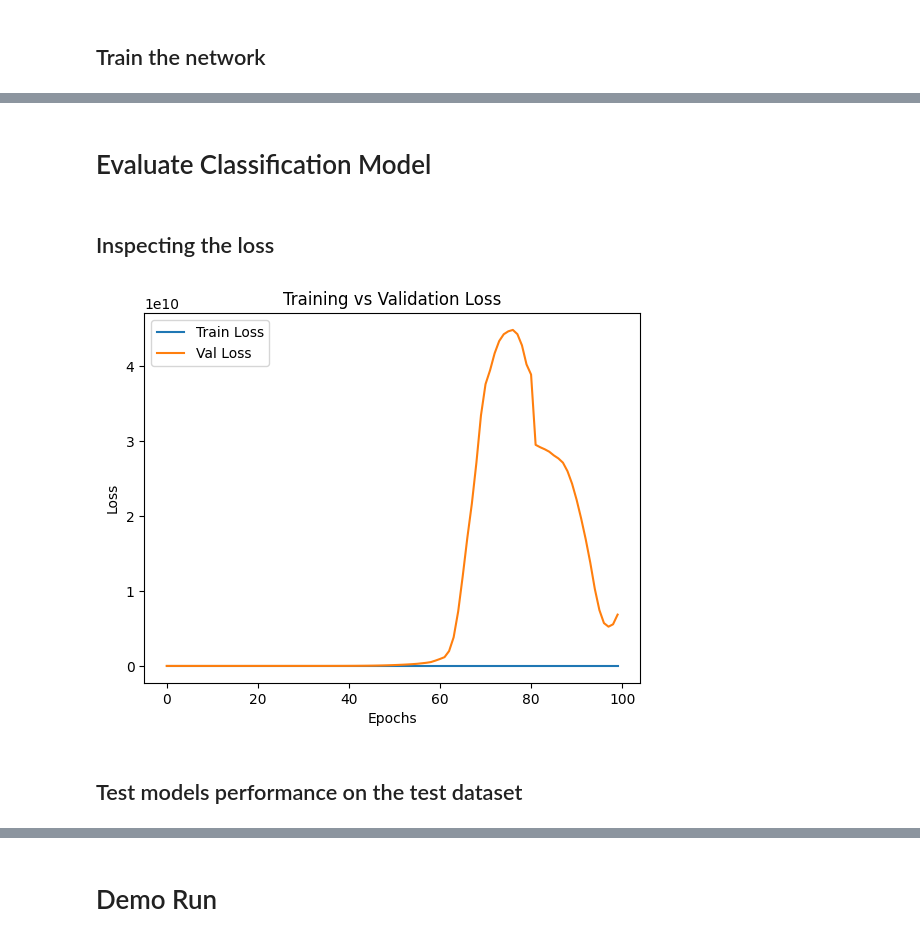
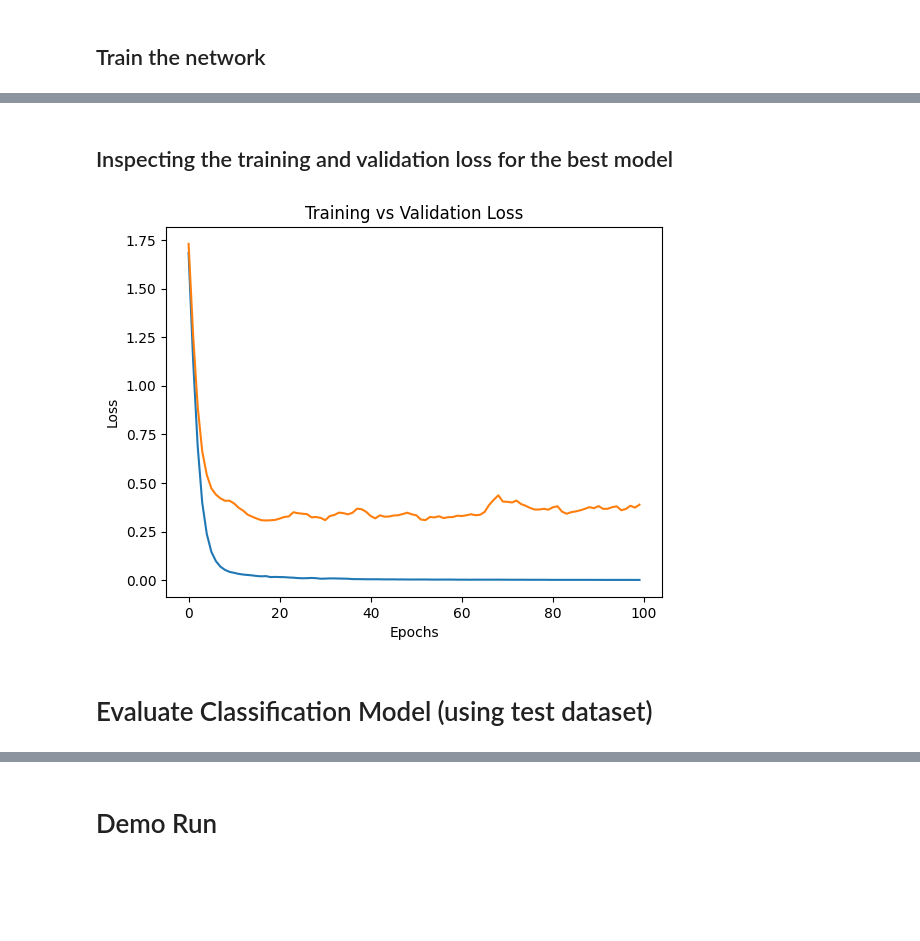
Before and after one commit to amor0094/TRC3500-2025-GroupC1, a Jupyter notebook: Project-2/python_code.ipynb, the cells around one changed output, grey strips where cells are left out. Saved outputs shown, nothing was run; the diff lists cells and outputs as text; code cells hidden in the pictures; blank space fills up the shorter version.

```diff
--- a/Project-2/python_code.ipynb
+++ b/Project-2/python_code.ipynb
@@ -294,7 +288,7 @@ class PiezoNN(nn.Module):
         super(PiezoNN, self).__init__()
         self.device = device
         self.fc1 = nn.Linear(input_size, 512)  # Increase units in the first layer
-        self.fc2 = nn.Linear(512, 256)         # Increase units in the second layer
+        self.fc2 = nn.Linear(512, 256)         # Decrease units in the second layer
         self.fc3 = nn.Linear(256, num_classes) # Output layer
         self.bn1 = nn.BatchNorm1d(512)         # Batch normalization after first layer
         self.bn2 = nn.BatchNorm1d(256)         # Batch normalization after second layer
@@ -308,7 +302,7 @@ class PiezoNN(nn.Module):
         x = self.bn2(x)          # Batch Normalization
         x = self.dropout(x)      # Apply dropout for regularization
         x = self.fc3(x)          # Output layer
-        return x
+        return x                 # Return without softmax (F.cross_entropy will do it automatically)
 
     def train_model(self, epochs, optimizer, scheduler, train_loader, val_loader, verbose=True):
         self.loss_train_log = []
@@ -346,7 +340,7 @@ class PiezoNN(nn.Module):
             if loss_val < self.best_loss:
                 self.best_loss = loss_val
                 best_epoch = epoch + 1
-                torch.save(self.state_dict(), "best_model.pth")
+                torch.save(self.state_dict(), "best_model.pt") # Save the best model
 
         print(f'Best model saved at epoch {best_epoch} with loss {self.best_loss:.4f}.')
 
@@ -386,19 +380,23 @@ num_classes = len(np.unique(train_dataset.y))  # Number of unique labels
 model = PiezoNN(input_size=input_size, num_classes=num_classes, device=device)
 
 # Define possible hyperparameter values to test
-# lr_values = [0.001, 0.01, 0.1]
-# weight_decay_values = [0.0001, 0.001, 0.01]
-# step_size_values = [3, 5, 10]
-# gamma_values = [0.7, 0.8, 0.9]
-lr_values = [0.001]
-weight_decay_values = [0.01]
-step_size_values = [3]
-gamma_values = [0.7]
+lr_values = [0.001, 0.01, 0.1]
+weight_decay_values = [0.0001, 0.001, 0.01]
+step_size_values = [3, 5, 10]
+gamma_values = [0.7, 0.8, 0.9]
+# lr_values = [0.001]
+# weight_decay_values = [0.01]
+# step_size_values = [3]
+# gamma_values = [0.7]
 
 # Initialize variables to store the best result
 best_val_loss = float('inf')
 best_hyperparameters = None
 best_model_state = None
+best_model_losses = {
+    "loss_train_log": [],
+    "loss_val_log": []
+}
 
 # Hyperparameter sweep
 for lr in lr_values:
@@ -425,6 +423,10 @@ for lr in lr_values:
                     best_val_loss = val_loss
                     best_hyperparameters = {'lr': lr, 'weight_decay': weight_decay, 'step_size': step_size, 'gamma': gamma}
                     best_model_state = model.state_dict()  # Save the model state for best performance
+                    best_model_losses = {
+                        "loss_train_log": model.loss_train_log,
+                        "loss_val_log": model.loss_val_log
+                    }
 
 # Save the best model
 torch.save(best_model_state, 'best_model.pt')
@@ -452,20 +454,17 @@ Best hyperparameters: {'lr': 0.001, 'weight_decay': 0.01, 'step_size': 3, 'gamma
-# %% [markdown]
-# Evaluate Classification Model
 # %% [markdown]
-## Inspecting the loss
+## Inspecting the training and validation loss for the best model
 # %%
 # Plotting training vs val loss
-plt.plot(model.loss_train_log)
-plt.plot(model.loss_val_log)
-plt.legend(['Train Loss', 'Val Loss'])
+plt.plot(best_model_losses["loss_train_log"], label='Train Loss')
+plt.plot(best_model_losses["loss_val_log"], label='Val Loss')
 plt.xlabel('Epochs')
 plt.ylabel('Loss')# Assuming you have your data in a CSV file
 plt.title('Training vs Validation Loss')
 plt.show()
 # %% [output]
-[figure, old version]
+[figure, new version]
-# %% [markdown]
-## Test models performance on the test dataset
+# %% [markdown]
+# Evaluate Classification Model (using test dataset)
 # %%
 # Load the best model
 best_params = torch.load('best_model.pt')
```
Also changed, not shown: parts of 17 cells of this notebook, 2 other files.
